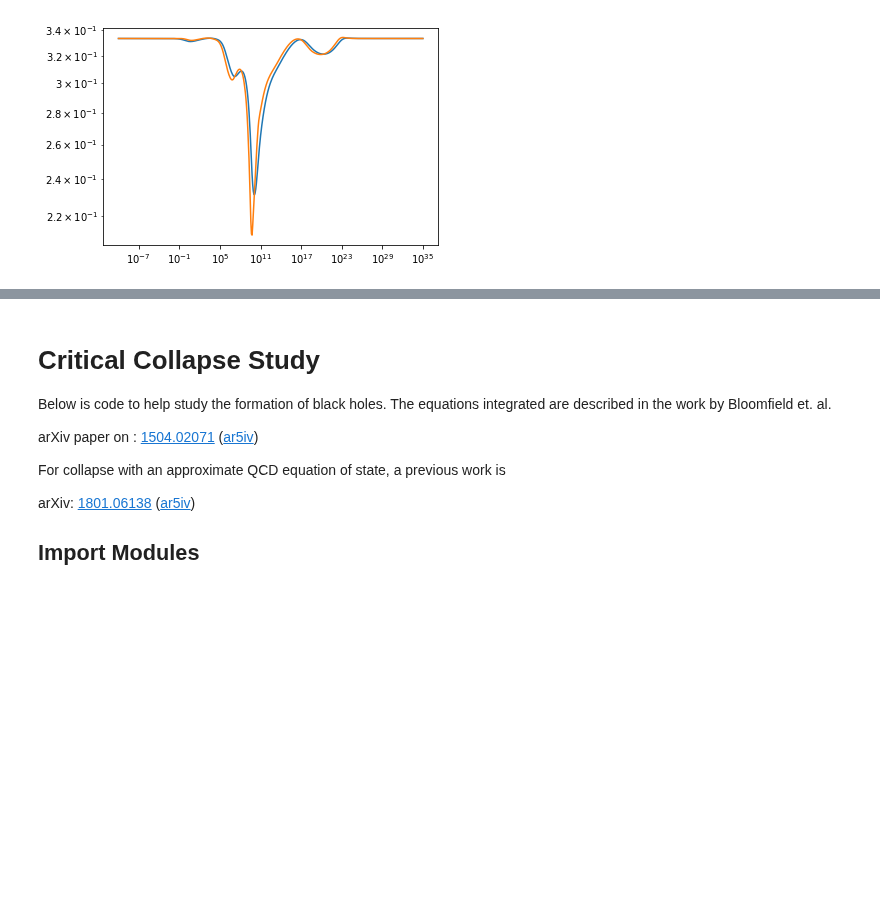
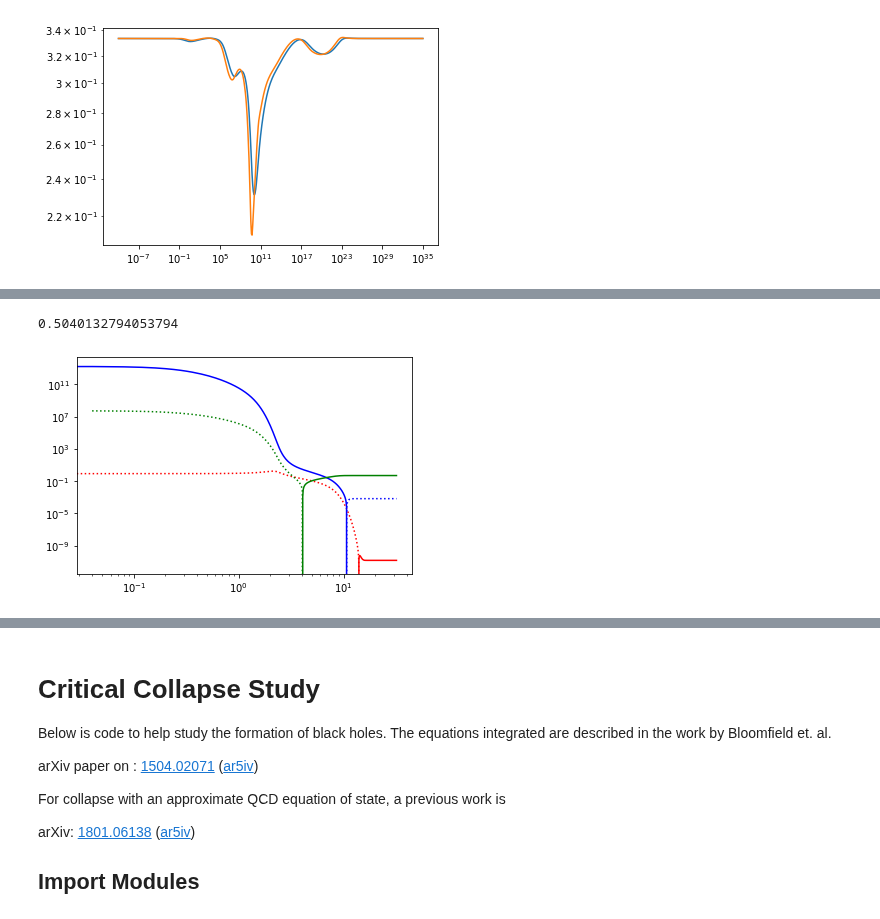
Before and after one commit to jbmertens/criticalcollapse, a Jupyter notebook: Critical_scaling.ipynb, the cells around one changed output, grey strips where cells are left out. Saved outputs shown, nothing was run; the diff lists cells and outputs as text; code cells hidden in the pictures; blank space fills up the shorter version.

```diff
--- a/Critical_scaling.ipynb
+++ b/Critical_scaling.ipynb
@@ -68,0 +91,13 @@ plt.hlines(1.0, Abar[0], Abar[-1])
+# %%
+ll = l.value
+rho_b = c_lib.rho_background(ll)
+P_b = c_lib.P_background(ll)
+alpha = 2.0/3.0*rho_b/(rho_b+P_b)
+print(alpha)
+ep = np.exp(phi)
+myplot( Rt*(Ut*ep - 1.0), "red" )
+myplot( 2.0/alpha*mt - 3*Ut*ep*(Pt + mt), "blue" )
+myplot( Ut/alpha - ep*( gammab*gammab*dPtdAb/(Ab*Rt*(Rt+Ab*dRtdAb)*(rhot+Pt)) + 0.5*(Ut*Ut + mt + 3*Pt) ), "green" )
+# %% [output]
+0.5040132794053794
+[figure, added]
```
Also changed, not shown: parts of 10 cells of this notebook, 2 other files.
